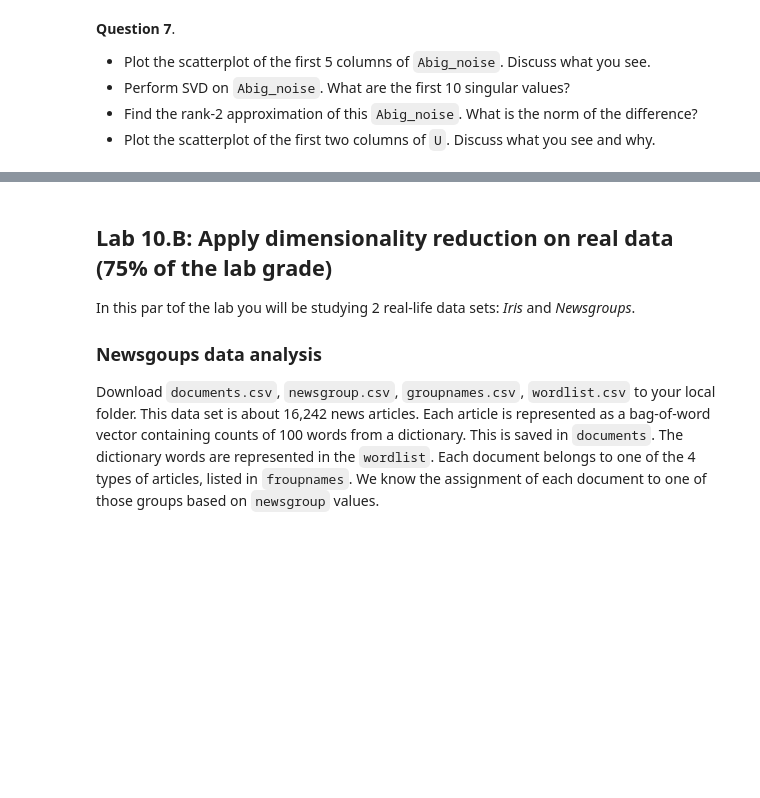
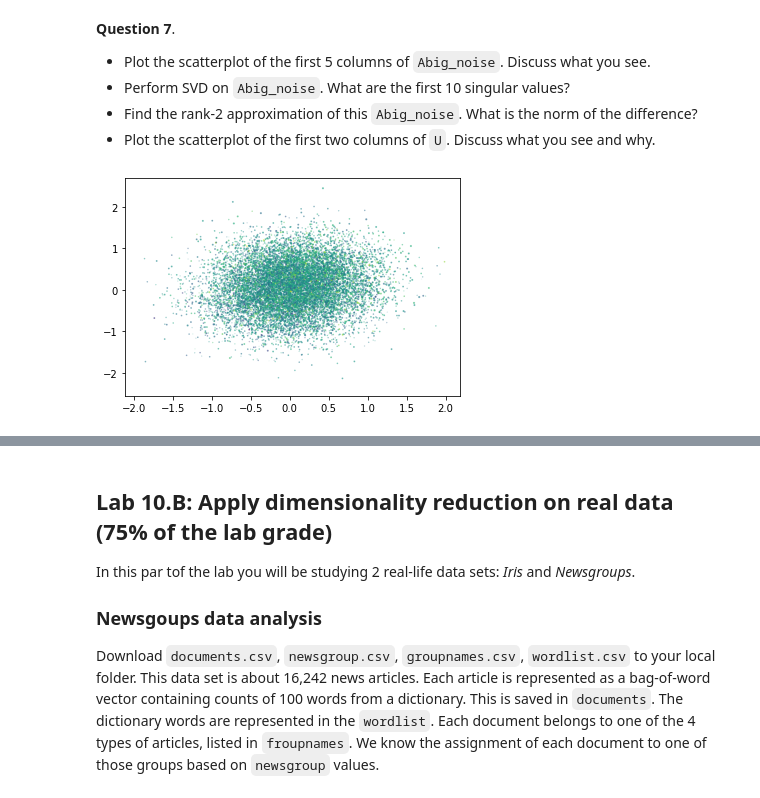
Before and after one commit to BareBeaverBat/cis3715-temple-2020.github.io, a Jupyter notebook: Lab10/CIS3715 (Temple - Spring 2020) Lab10.ipynb, the cells around one changed output, grey strips where cells are left out. Saved outputs shown, nothing was run; the diff lists cells and outputs as text; code cells hidden in the pictures; blank space fills up the shorter version.

```diff
--- a/Lab10/CIS3715 (Temple - Spring 2020) Lab10.ipynb
+++ b/Lab10/CIS3715 (Temple - Spring 2020) Lab10.ipynb
@@ -331,3 +373,8 @@ Abig_noise = Abig + np.random.randn(28226,100)*0.5
 - Perform SVD on `Abig_noise`. What are the first 10 singular values?
 - Find the rank-2 approximation of this `Abig_noise`. What is the norm of the difference?
 - Plot the scatterplot of the first two columns of `U`. Discuss what you see and why.
+# %%
+print("scatterplot of the first 4 columns of Abig_noise")
+plt.scatter(Abig_noise[:,0],Abig_noise[:,1], Abig_noise[:,2], Abig_noise[:,3], alpha=0.5);
+# %% [output]
+[figure, added]
```
Also changed, not shown: parts of 16 cells of this notebook.
